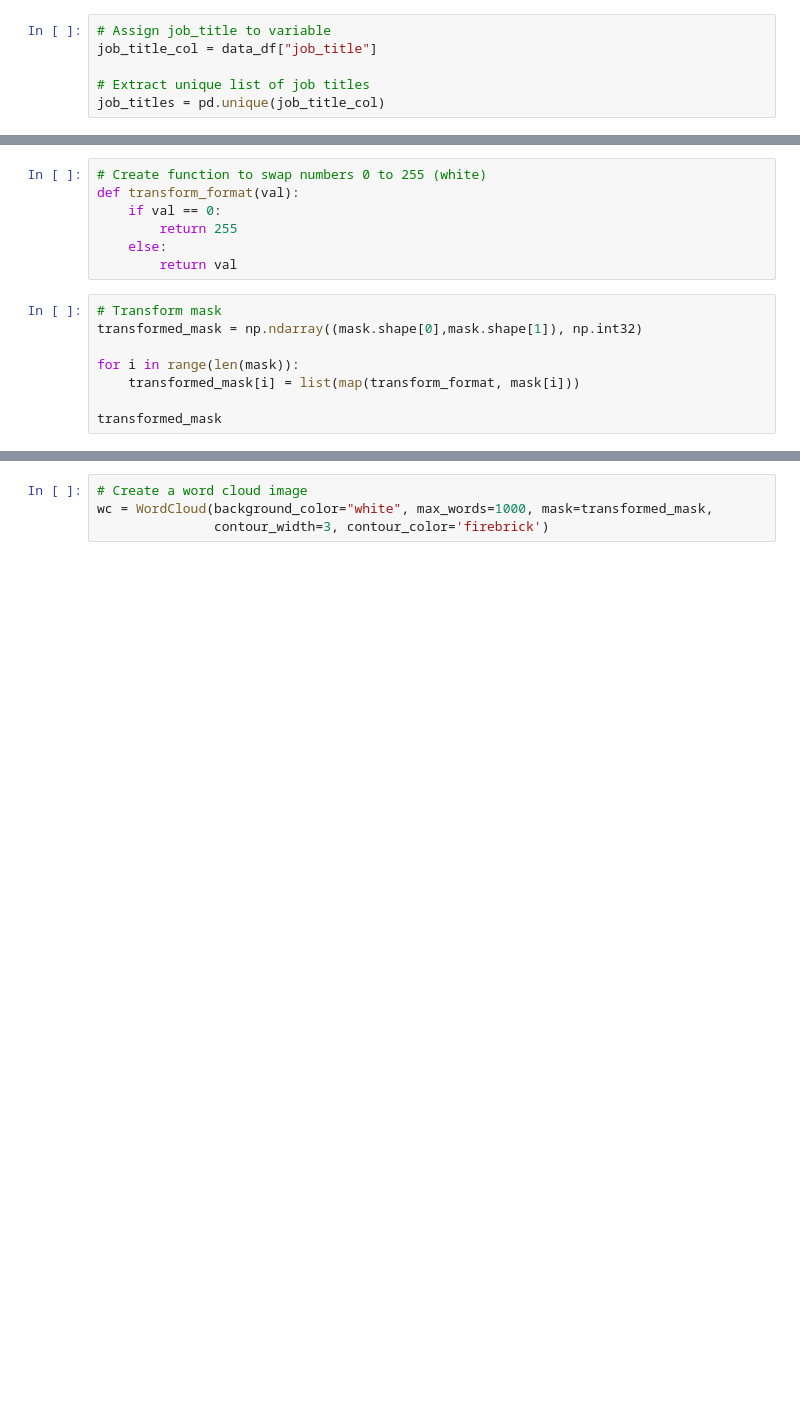
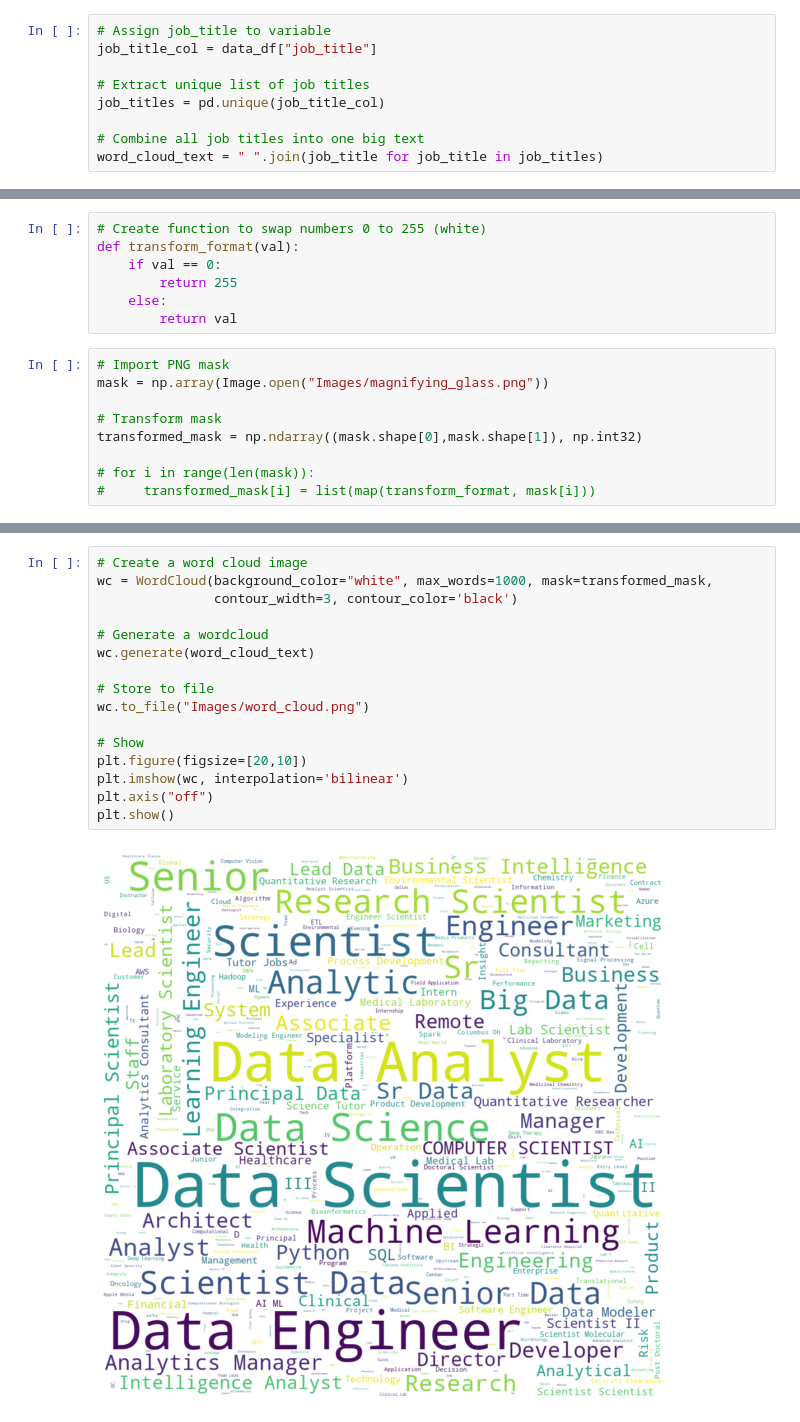
Before and after one commit to V-Villagomez/Trends-in-Data-Science, a Jupyter notebook: word_cloud.ipynb, the cells around one changed output, grey strips where cells are left out. Drawn from its saved outputs; the diff is of its cells as text; blank space fills up the shorter version.

Commit message:
adding word cloud

```diff
--- a/word_cloud.ipynb
+++ b/word_cloud.ipynb
@@ -27,3 +27,6 @@ job_title_col = data_df["job_title"]
 
 # Extract unique list of job titles
 job_titles = pd.unique(job_title_col)
+
+# Combine all job titles into one big text
+word_cloud_text = " ".join(job_title for job_title in job_titles)
@@ -51,10 +38,11 @@ def transform_format(val):
     else:
         return val
 # %%
+# Import PNG mask
+mask = np.array(Image.open("Images/magnifying_glass.png"))
+
 # Transform mask
 transformed_mask = np.ndarray((mask.shape[0],mask.shape[1]), np.int32)
 
-for i in range(len(mask)):
-    transformed_mask[i] = list(map(transform_format, mask[i]))
-
-transformed_mask
+# for i in range(len(mask)):
+#     transformed_mask[i] = list(map(transform_format, mask[i]))
@@ -69,4 +49,18 @@ array([[255, 255, 255, ..., 255, 255, 255],
 # %%
 # Create a word cloud image
 wc = WordCloud(background_color="white", max_words=1000, mask=transformed_mask,
-               contour_width=3, contour_color='firebrick')
+               contour_width=3, contour_color='black')
+
+# Generate a wordcloud
+wc.generate(word_cloud_text)
+
+# Store to file
+wc.to_file("Images/word_cloud.png")
+
+# Show
+plt.figure(figsize=[20,10])
+plt.imshow(wc, interpolation='bilinear')
+plt.axis("off")
+plt.show()
+# %% [output]
+[figure, added]
```
Also changed, not shown: parts of 6 cells of this notebook, 3 other files.
